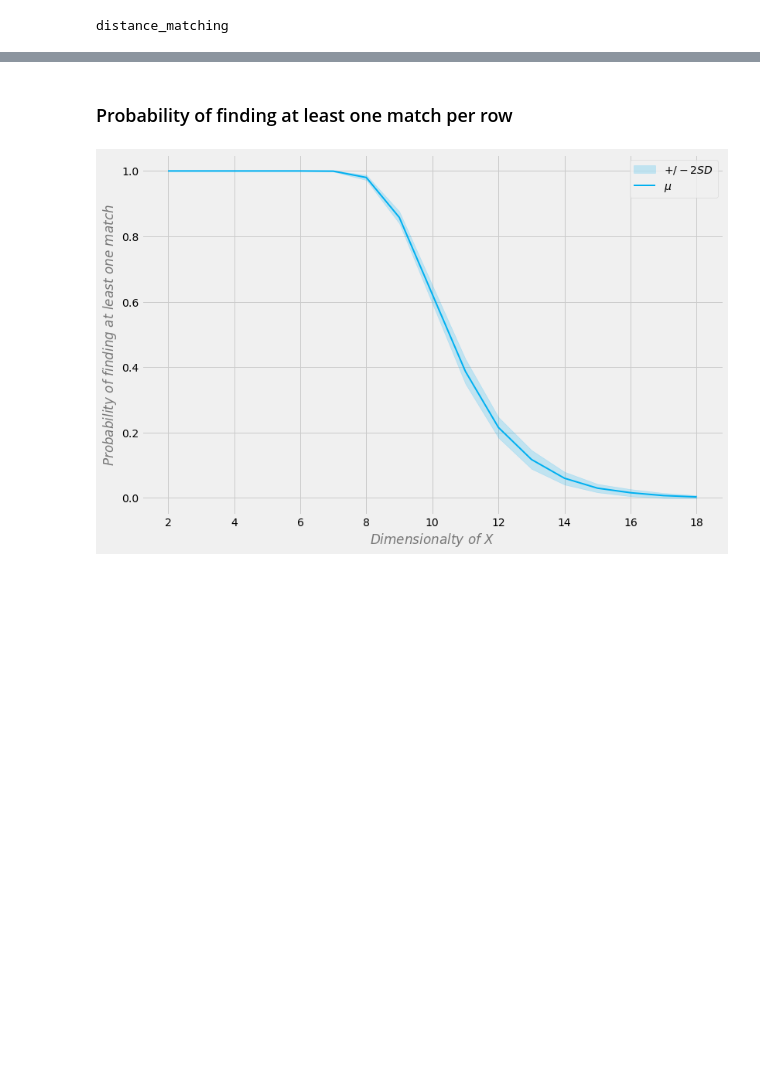
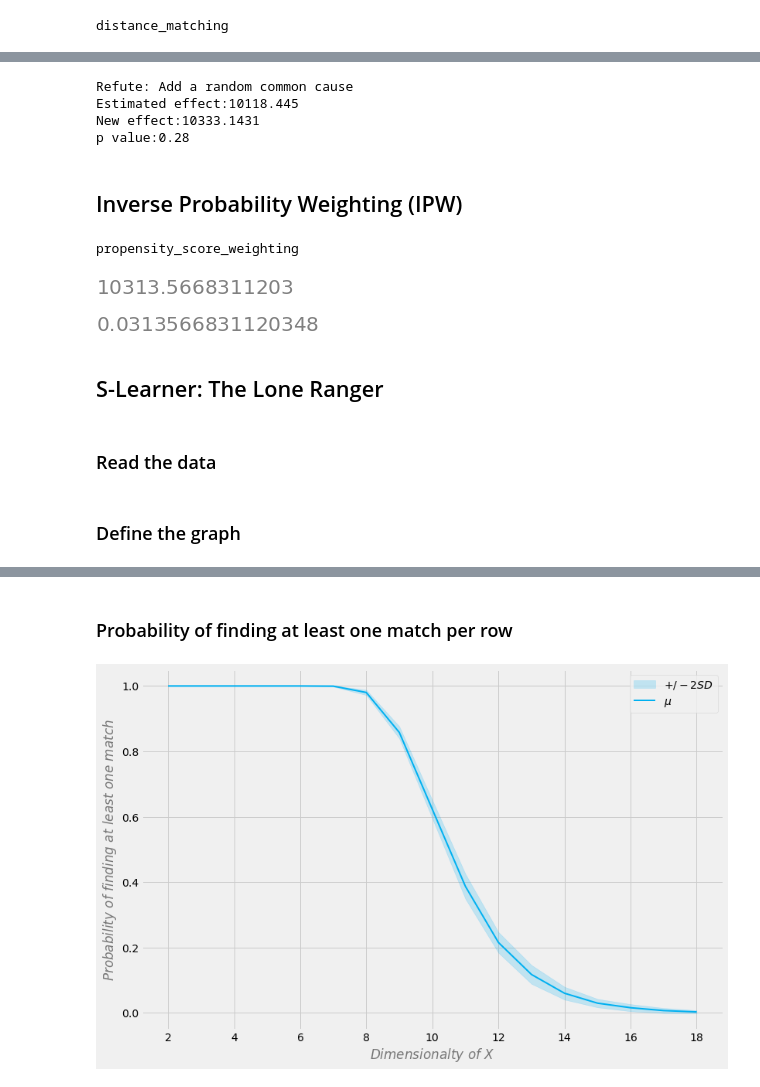
Before and after one commit to PacktPublishing/Causal-Inference-and-Discovery-in-Python, a Jupyter notebook: Chapter_09.ipynb, the cells around one changed output, grey strips where cells are left out. Cells and saved outputs as stored; diff of their text form; code cells hidden in the pictures; blank space fills up the shorter version.

```diff
--- a/Chapter_09.ipynb
+++ b/Chapter_09.ipynb
@@ -121,0 +164,9 @@ estimate.value
+# %%
+print(refutation)
+# %% [output]
+Refute: Add a random common cause
+Estimated effect:10118.445
+New effect:10333.1431
+p value:0.28
+# %% [markdown]
+## Inverse Probability Weighting (IPW)
@@ -121,0 +224,19 @@ estimate.value
+# %%
+# Get estimate (IPW weighting)
+estimate = model.estimate_effect(
+    identified_estimand=estimand,
+    method_name='backdoor.propensity_score_weighting',
+    target_units='ate'
+)
+# %% [output]
+propensity_score_weighting
+# %%
+estimate.value
+# %% [output]
+[figure, added]
+# %%
+(estimate.value - 10e3) / 10e3
+# %% [output]
+[figure, added]
+# %% [markdown]
+## S-Learner: The Lone Ranger
@@ -121,0 +253,2 @@ estimate.value
+# %% [markdown]
+### Read the data
@@ -121,0 +261,2 @@ estimate.value
+# %% [markdown]
+### Define the graph
```
Also changed, not shown: parts of 71 cells of this notebook, 7 other files.
